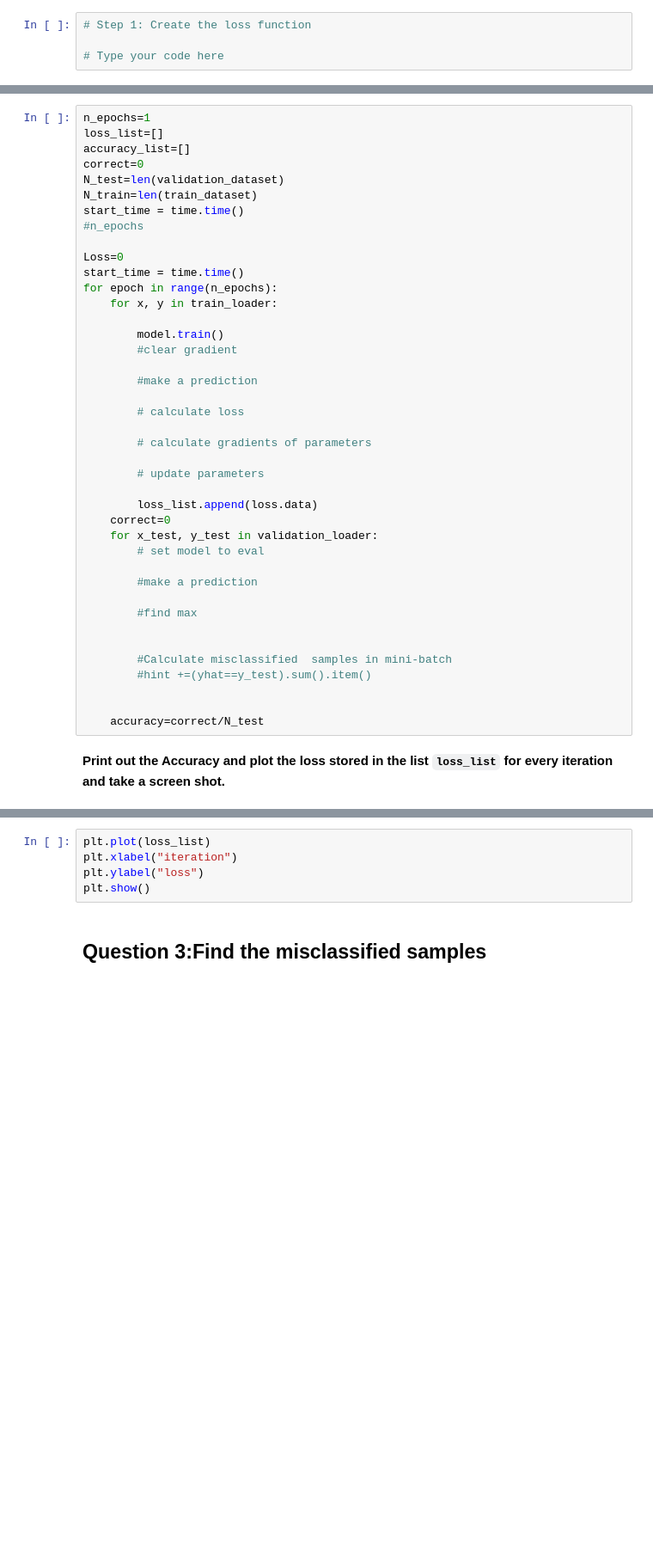
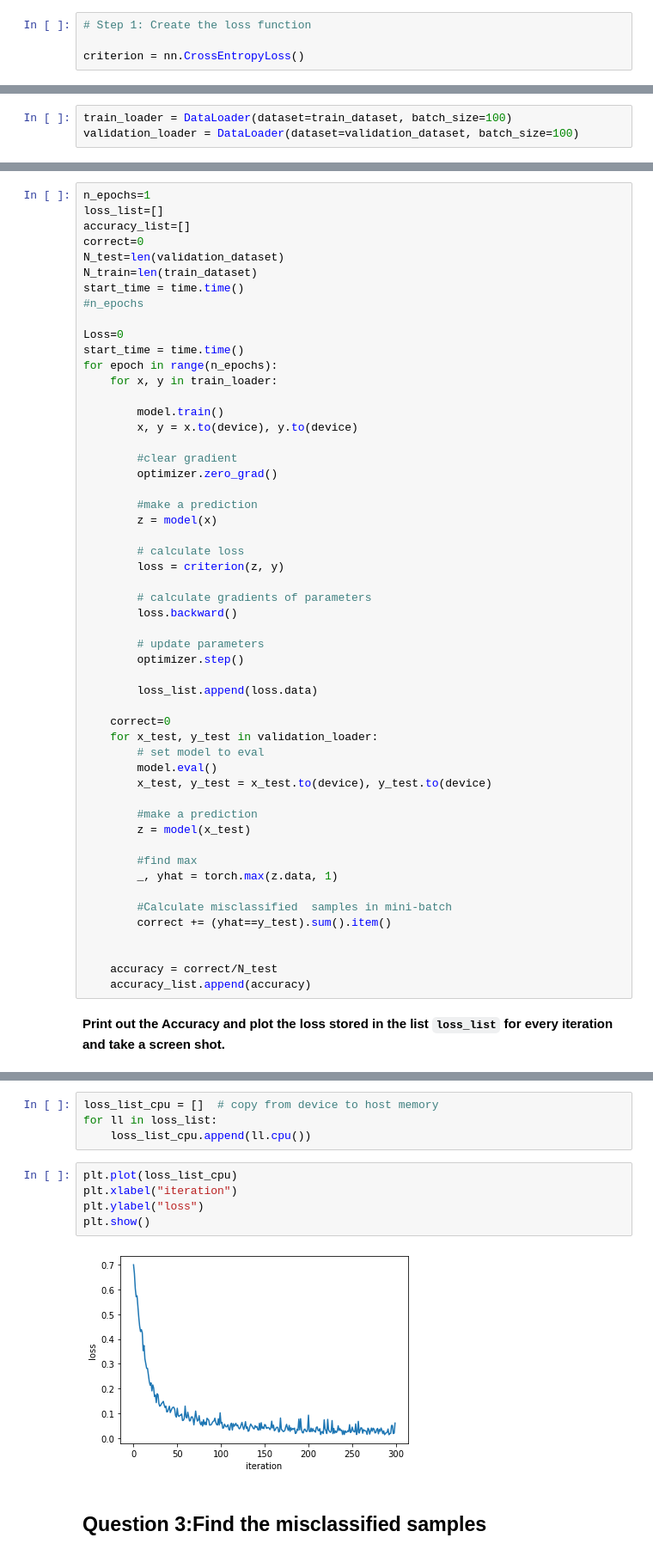
Before and after one commit to sonpn82/AI-Capstone-project-with-Deep-Learning, a Jupyter notebook: 4.1 Resnet18 with PyTorch.ipynb, the cells around one changed output, grey strips where cells are left out. Shown: that part at 86% size. Cells and saved outputs as stored; diff of their text form; blank space fills up the shorter version.

```diff
--- a/4.1 Resnet18 with PyTorch.ipynb
+++ b/4.1 Resnet18 with PyTorch.ipynb
@@ -169,9 +208,12 @@ In this question you will train your, model:
 # %%
 # Step 1: Create the loss function
 
-# Type your code here
+criterion = nn.CrossEntropyLoss()
 # %% [markdown]
 <b>Step 2</b>: Create a training loader and validation loader object, the batch size should have 100 samples each.
+# %%
+train_loader = DataLoader(dataset=train_dataset, batch_size=100)
+validation_loader = DataLoader(dataset=validation_dataset, batch_size=100)
 # %% [markdown]
 <b>Step 3</b>: Use the following optimizer to minimize the loss
 # %%
@@ -196,31 +259,43 @@ for epoch in range(n_epochs):
     for x, y in train_loader:
 
         model.train()
+        x, y = x.to(device), y.to(device)
+
         #clear gradient
+        optimizer.zero_grad()
 
         #make a prediction
+        z = model(x)
 
         # calculate loss
+        loss = criterion(z, y)
 
         # calculate gradients of parameters
+        loss.backward()
 
         # update parameters
+        optimizer.step()
 
         loss_list.append(loss.data)
+
     correct=0
     for x_test, y_test in validation_loader:
         # set model to eval
+        model.eval()
+        x_test, y_test = x_test.to(device), y_test.to(device)
 
         #make a prediction
+        z = model(x_test)
 
         #find max
+        _, yhat = torch.max(z.data, 1)
+
+        #Calculate misclassified  samples in mini-batch
+        correct += (yhat==y_test).sum().item()
 
 
-        #Calculate misclassified  samples in mini-batch
-        #hint +=(yhat==y_test).sum().item()
-
-
-    accuracy=correct/N_test
+    accuracy = correct/N_test
+    accuracy_list.append(accuracy)
 # %% [markdown]
 <b>Print out the Accuracy and plot the loss stored in the list <code>loss_list</code> for every iteration and take a screen shot.</b>
 # %%
@@ -228,8 +305,14 @@ accuracy
+# %%
+loss_list_cpu = []  # copy from device to host memory
+for ll in loss_list:
+    loss_list_cpu.append(ll.cpu())
 # %%
-plt.plot(loss_list)
+plt.plot(loss_list_cpu)
 plt.xlabel("iteration")
 plt.ylabel("loss")
 plt.show()
+# %% [output]
+[figure, added]
 # %% [markdown]
 <h2 id="Question_3">Question 3:Find the misclassified samples</h2>
 # %% [markdown]
```
Also changed, not shown: parts of 13 cells of this notebook.
